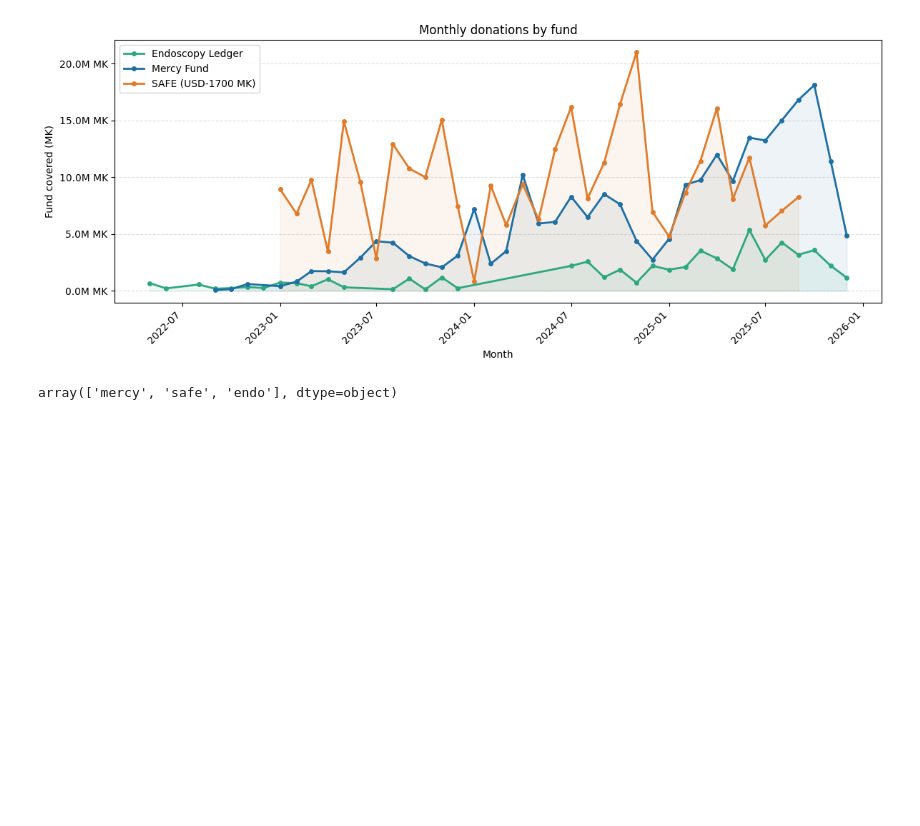
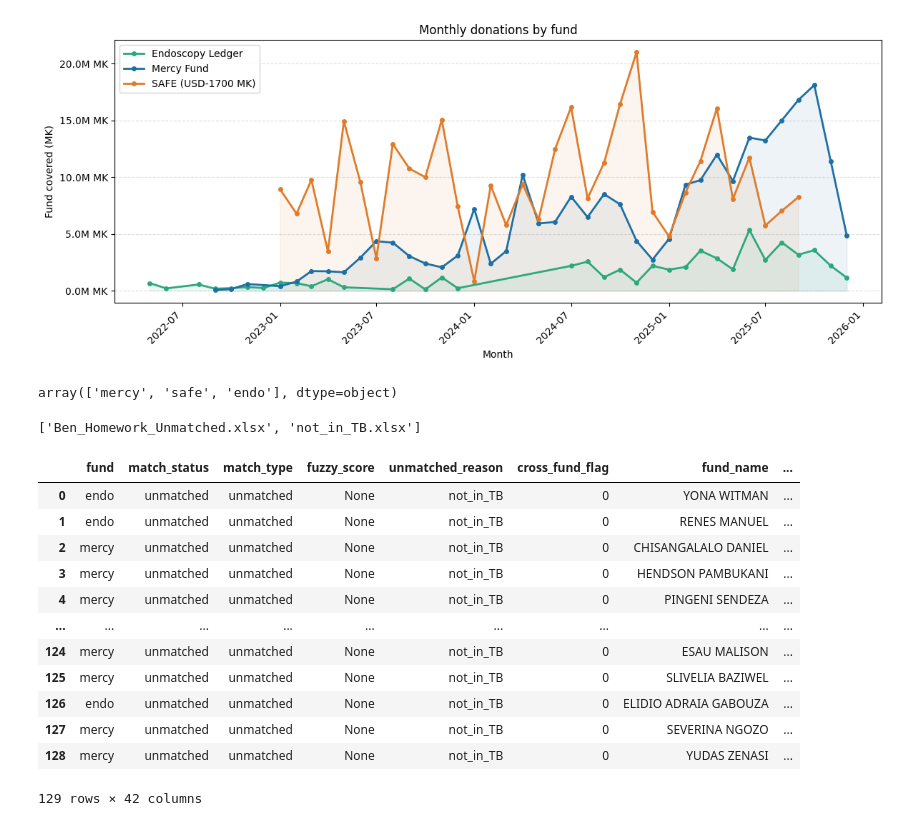
Before and after one commit to mat2m10/nkhoma, a Jupyter notebook: notebooks/03_Poor_Patient_funds.ipynb, the cells around one changed output. Drawn from its saved outputs; the diff is of its cells as text; code cells hidden in the pictures; blank space fills up the shorter version.

```diff
--- a/notebooks/03_Poor_Patient_funds.ipynb
+++ b/notebooks/03_Poor_Patient_funds.ipynb
@@ -527,3 +527,7 @@ plt.show()
 matched.fund.unique()
 # %% [output]
 array(['mercy', 'safe', 'endo'], dtype=object)
+# %%
+os.listdir()
+# %% [output]
+['Ben_Homework_Unmatched.xlsx', 'not_in_TB.xlsx']
@@ -529,0 +604,16 @@ array(['mercy', 'safe', 'endo'], dtype=object)
+# %%
+df_colored_names
+# %% [output]
+|  | fund | match_status | match_type | fuzzy_score | unmatched_reason | cross_fund_flag | fund_name | ... |
+| 0 | endo | unmatched | unmatched | None | not_in_TB | 0 | YONA WITMAN | ... |
+| 1 | endo | unmatched | unmatched | None | not_in_TB | 0 | RENES MANUEL | ... |
+| 2 | mercy | unmatched | unmatched | None | not_in_TB | 0 | CHISANGALALO DANIEL | ... |
+| 3 | mercy | unmatched | unmatched | None | not_in_TB | 0 | HENDSON PAMBUKANI | ... |
+| 4 | mercy | unmatched | unmatched | None | not_in_TB | 0 | PINGENI SENDEZA | ... |
+| ... | ... | ... | ... | ... | ... | ... | ... | ... |
+| 124 | mercy | unmatched | unmatched | None | not_in_TB | 0 | ESAU MALISON | ... |
+| 125 | mercy | unmatched | unmatched | None | not_in_TB | 0 | SLIVELIA BAZIWEL | ... |
+| 126 | endo | unmatched | unmatched | None | not_in_TB | 0 | ELIDIO ADRAIA GABOUZA | ... |
+| 127 | mercy | unmatched | unmatched | None | not_in_TB | 0 | SEVERINA NGOZO | ... |
+| 128 | mercy | unmatched | unmatched | None | not_in_TB | 0 | YUDAS ZENASI | ... |
+129 rows × 42 columns
```
Also changed, not shown: parts of 3 cells of this notebook.
